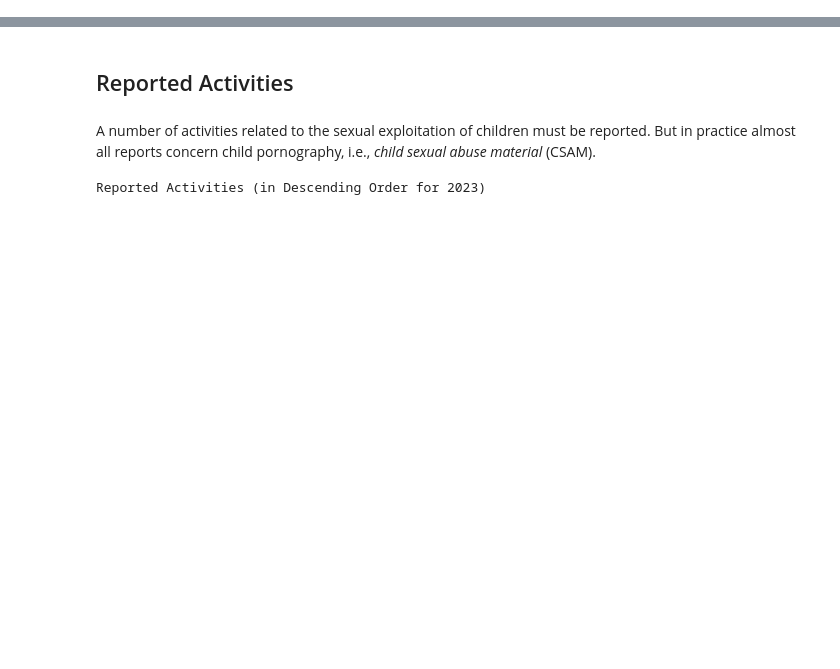
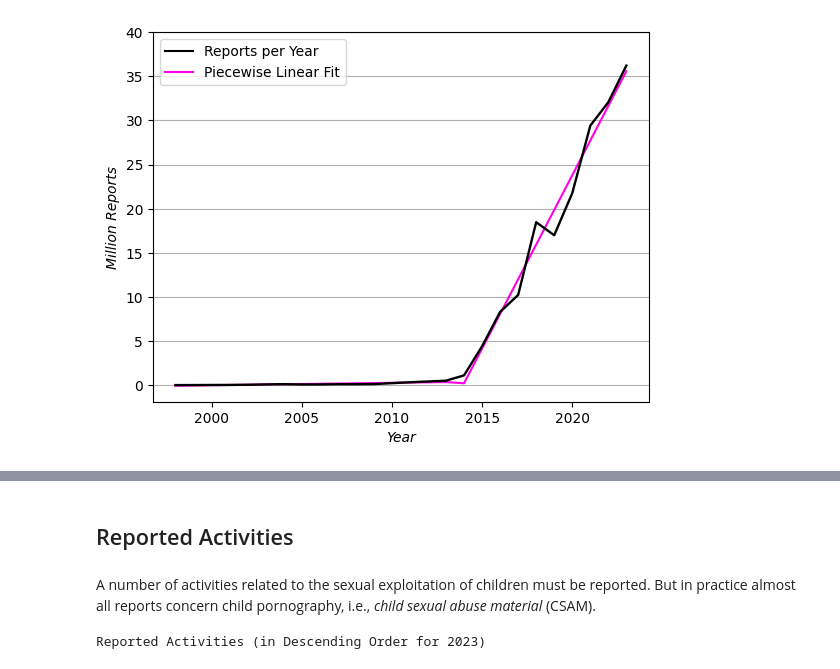
Before and after one commit to apparebit/diaphanous, a Jupyter notebook: analysis/reports.ipynb, the cells around one changed output, grey strips where cells are left out. Cells and saved outputs as stored; diff of their text form; code cells hidden in the pictures; blank space fills up the shorter version.

```diff
--- a/analysis/reports.ipynb
+++ b/analysis/reports.ipynb
@@ -89,2 +119,8 @@ NCMEC started its CyberTipline in 1998. Since then, the number of reports has in
+# %%
+fig, ax = plt.subplots()
+plot(ax, reports_and_fit)
+fig.savefig('../figure/reports-best-fit.svg', format='svg')
+# %% [output]
+[figure, added]
 # %%
 fig, ax = plt.subplots()
```
Also changed, not shown: parts of 6 cells of this notebook.
